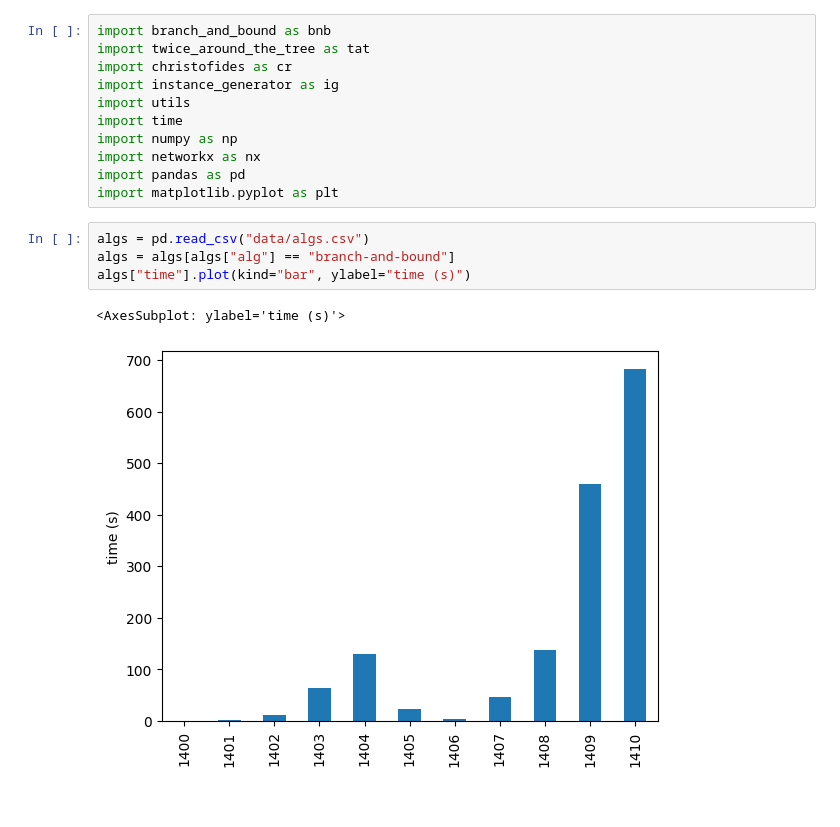
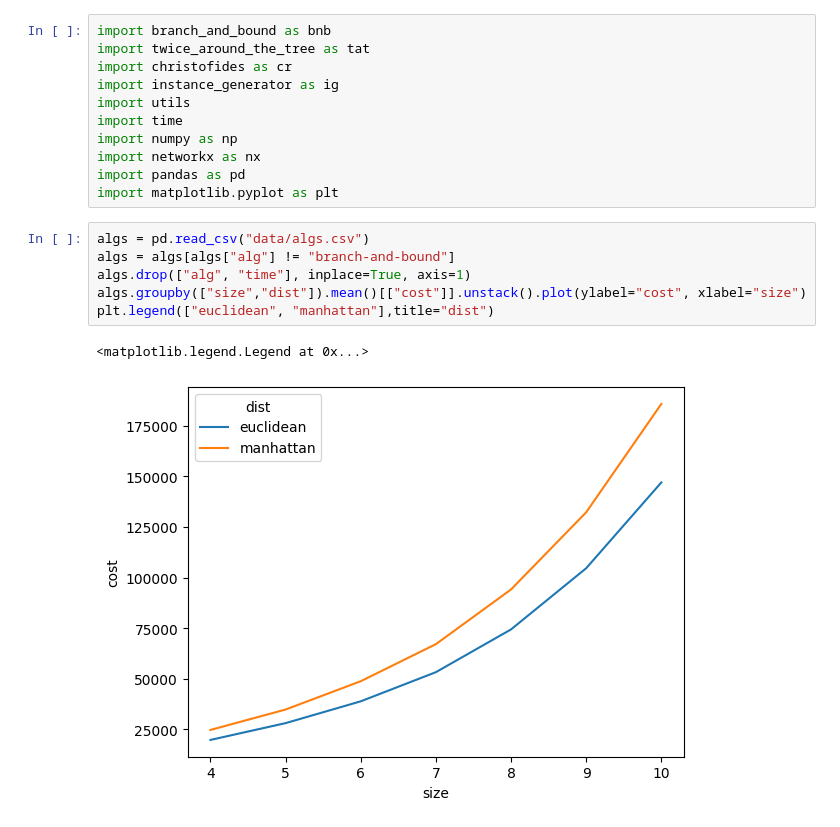
Before and after one commit to LuisFelipeRamos/TP2_Algoritmos2, a Jupyter notebook: testes.ipynb, the cells around one changed output. Cells and saved outputs as stored; diff of their text form.

```diff
--- a/testes.ipynb
+++ b/testes.ipynb
@@ -11,8 +11,10 @@ import pandas as pd
 import matplotlib.pyplot as plt
 # %%
 algs = pd.read_csv("data/algs.csv")
-algs = algs[algs["alg"] == "branch-and-bound"]
-algs["time"].plot(kind="bar", ylabel="time (s)")
+algs = algs[algs["alg"] != "branch-and-bound"]
+algs.drop(["alg", "time"], inplace=True, axis=1)
+algs.groupby(["size","dist"]).mean()[["cost"]].unstack().plot(ylabel="cost", xlabel="size")
+plt.legend(["euclidean", "manhattan"],title="dist")
 # %% [output]
-<AxesSubplot: ylabel='time (s)'>
+<matplotlib.legend.Legend at 0x...>
-[figure, old version]
+[figure, new version]
```
Also changed, not shown: 7 other files.
